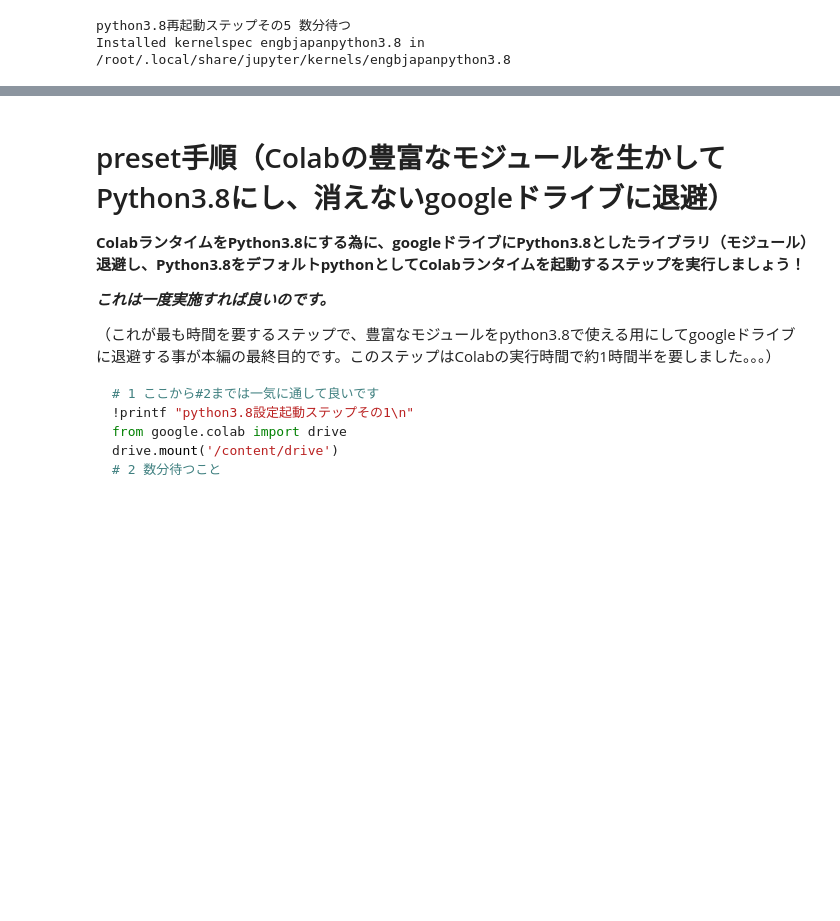
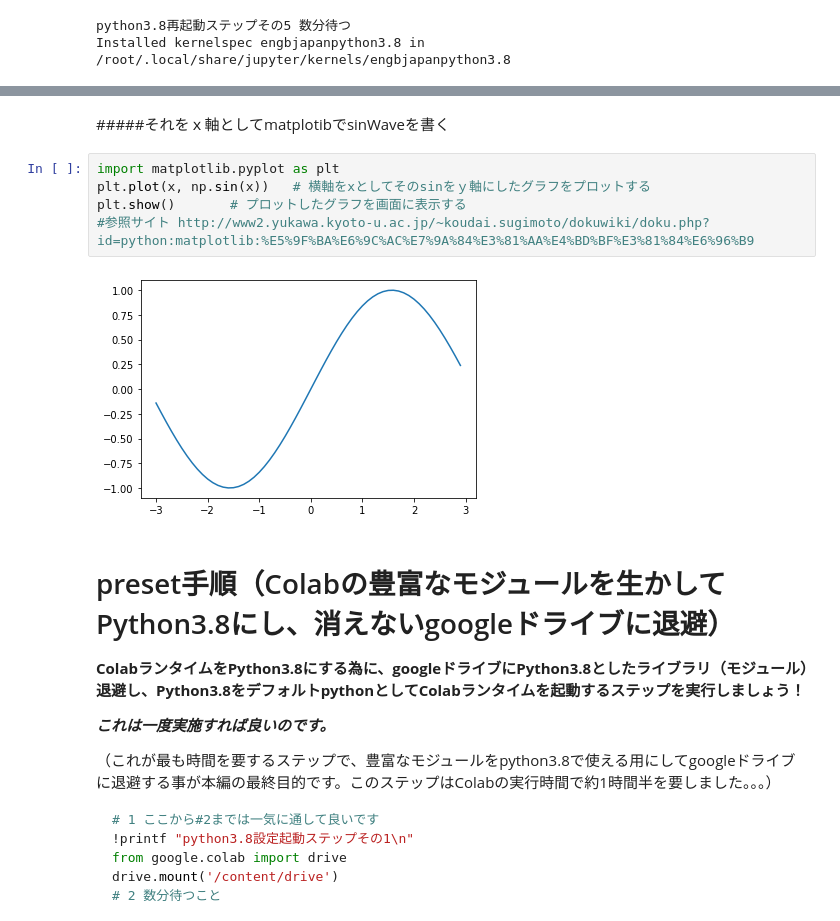
Before and after one commit to engbjapan/Programming, a Jupyter notebook: Colab2py38/filelocal43ColabStoragePageTrypy38.ipynb, the cells around one changed output, grey strips where cells are left out. Saved outputs shown, nothing was run; the diff lists cells and outputs as text; blank space fills up the shorter version.

```diff
--- a/Colab2py38/filelocal43ColabStoragePageTrypy38.ipynb
+++ b/Colab2py38/filelocal43ColabStoragePageTrypy38.ipynb
@@ -219,3 +178,12 @@ Installed kernelspec engbjapanpython3.8 in /root/.local/share/jupyter/kernels/en
+# %% [markdown]
+#####それをｘ軸としてmatplotibでsinWaveを書く
+# %%
+import matplotlib.pyplot as plt
+plt.plot(x, np.sin(x))   # 横軸をxとしてそのsinをｙ軸にしたグラフをプロットする
+plt.show()       # プロットしたグラフを画面に表示する
+#参照サイト http://www2.yukawa.kyoto-u.ac.jp/~koudai.sugimoto/dokuwiki/doku.php?id=python:matplotlib:%E5%9F%BA%E6%9C%AC%E7%9A%84%E3%81%AA%E4%BD%BF%E3%81%84%E6%96%B9
+# %% [output]
+[figure, added]
 # %% [markdown]
 # preset手順（Colabの豊富なモジュールを生かしてPython3.8にし、消えないgoogleドライブに退避）
 
```
Also changed, not shown: parts of 25 cells of this notebook.
